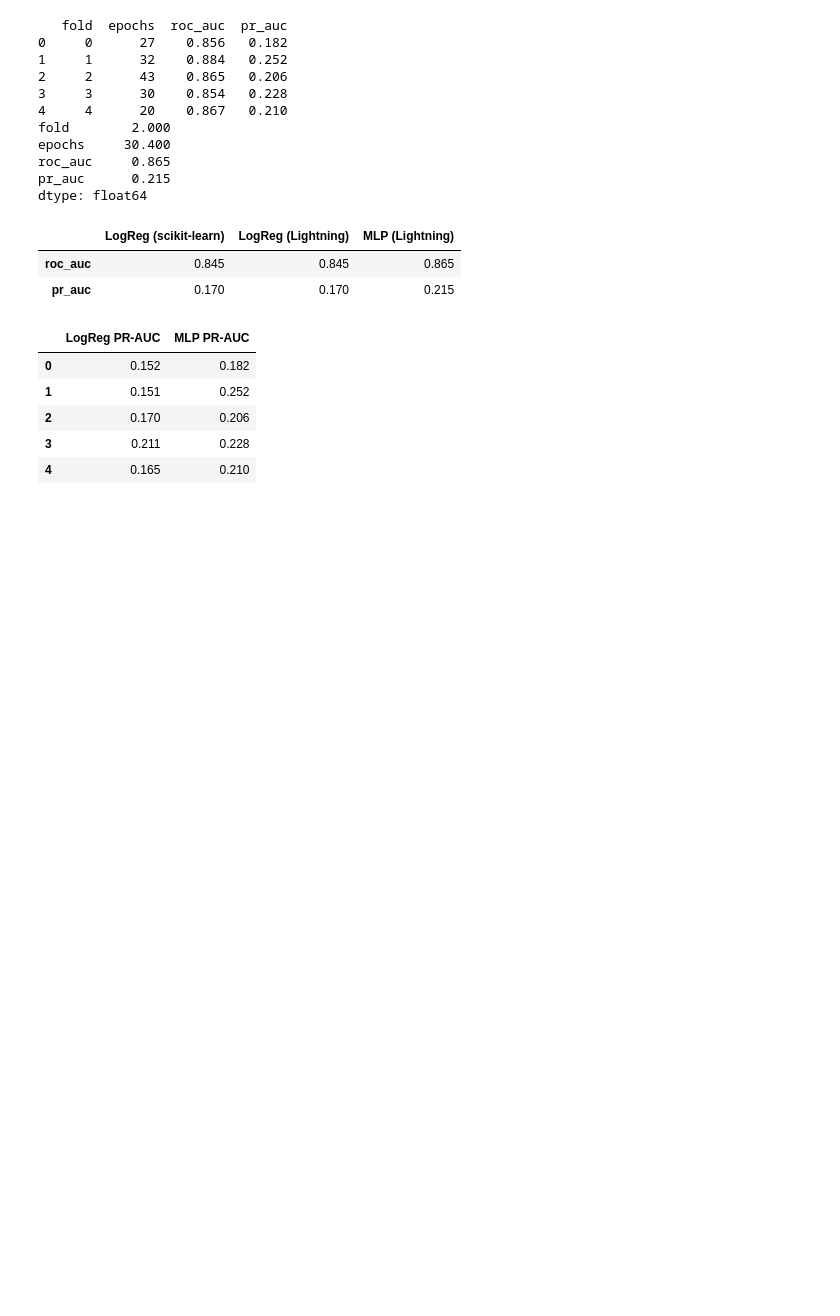
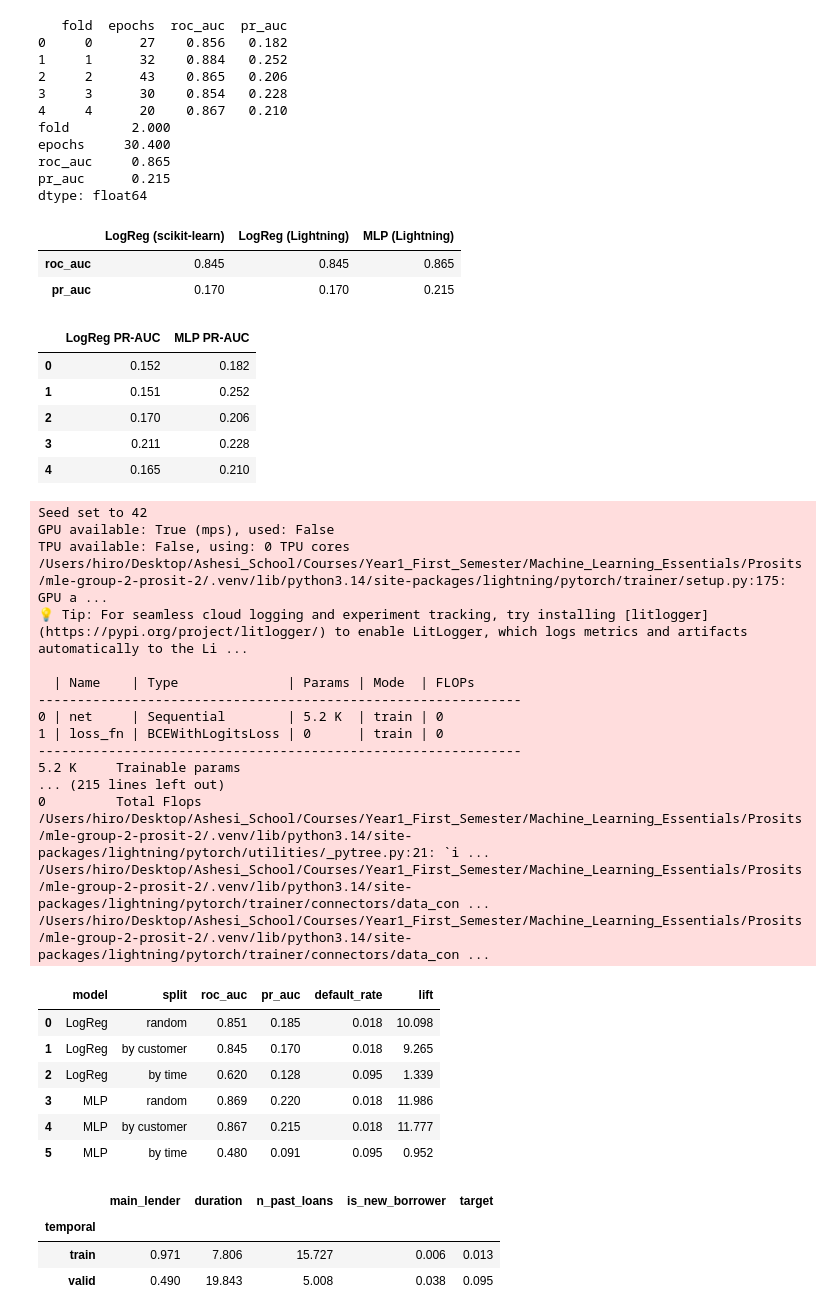
Before and after one commit to ASU-MICS-2028/mle-group-2-prosit-2, a Jupyter notebook: notebooks/02_classification.ipynb, the cells around one changed output. Drawn from its saved outputs; the diff is of its cells as text; code cells hidden in the pictures; blank space fills up the shorter version.

Commit message:
Add validation study (random vs by customer vs by time) and P2 learning report

```diff
--- a/notebooks/02_classification.ipynb
+++ b/notebooks/02_classification.ipynb
@@ -299,0 +395,56 @@ pd.DataFrame({"LogReg PR-AUC": results_lit.pr_auc,
+# %%
+def score(y, p):
+    return {"roc_auc": roc_auc_score(y, p),
+            "pr_auc": average_precision_score(y, p),
+            "default_rate": y.mean(),
+            "lift": average_precision_score(y, p) / y.mean()}
+
+rows = []
+for name, predict in [("LogReg", predict_logreg), ("MLP", predict_mlp)]:
+    for scheme, label in [("fold_strat", "random"), ("fold_group", "by customer")]:
+        folds = []
+        for k in range(5):
+            tr = (df2[scheme] != k).values
+            va = (df2[scheme] == k).values
+            folds.append(score(y2[va], predict(tr, va)))
+        rows.append({"model": name, "split": label, **pd.DataFrame(folds).mean()})
+    tr = (df2.temporal == "train").values      # before 2023
+    va = (df2.temporal == "valid").values      # 2023 onwards
+    rows.append({"model": name, "split": "by time", **score(y2[va], predict(tr, va))})
+
+study = pd.DataFrame(rows)
+study.round(3)
+# %% [output]
+Seed set to 42
+GPU available: True (mps), used: False
+TPU available: False, using: 0 TPU cores
+/Users/hiro/Desktop/Ashesi_School/Courses/Year1_First_Semester/Machine_Learning_Essentials/Prosits/mle-group-2-prosit-2/.venv/lib/python3.14/site-packages/lightning/pytorch/trainer/setup.py:175: GPU a ...
+💡 Tip: For seamless cloud logging and experiment tracking, try installing [litlogger](https://pypi.org/project/litlogger/) to enable LitLogger, which logs metrics and artifacts automatically to the Li ...
+
+  | Name    | Type              | Params | Mode  | FLOPs
+--------------------------------------------------------------
+0 | net     | Sequential        | 5.2 K  | train | 0
+1 | loss_fn | BCEWithLogitsLoss | 0      | train | 0
+--------------------------------------------------------------
+5.2 K     Trainable params
+... (215 lines left out)
+0         Total Flops
+/Users/hiro/Desktop/Ashesi_School/Courses/Year1_First_Semester/Machine_Learning_Essentials/Prosits/mle-group-2-prosit-2/.venv/lib/python3.14/site-packages/lightning/pytorch/utilities/_pytree.py:21: `i ...
+/Users/hiro/Desktop/Ashesi_School/Courses/Year1_First_Semester/Machine_Learning_Essentials/Prosits/mle-group-2-prosit-2/.venv/lib/python3.14/site-packages/lightning/pytorch/trainer/connectors/data_con ...
+/Users/hiro/Desktop/Ashesi_School/Courses/Year1_First_Semester/Machine_Learning_Essentials/Prosits/mle-group-2-prosit-2/.venv/lib/python3.14/site-packages/lightning/pytorch/trainer/connectors/data_con ...
+|  | model | split | roc_auc | pr_auc | default_rate | lift |
+| 0 | LogReg | random | 0.851 | 0.185 | 0.018 | 10.098 |
+| 1 | LogReg | by customer | 0.845 | 0.170 | 0.018 | 9.265 |
+| 2 | LogReg | by time | 0.620 | 0.128 | 0.095 | 1.339 |
+| 3 | MLP | random | 0.869 | 0.220 | 0.018 | 11.986 |
+| 4 | MLP | by customer | 0.867 | 0.215 | 0.018 | 11.777 |
+| 5 | MLP | by time | 0.480 | 0.091 | 0.095 | 0.952 |
+# %%
+check = df2.assign(main_lender=(df2.lender_id == "267278"))
+check.groupby("temporal")[["main_lender", "duration", "n_past_loans",
+                           "is_new_borrower", "target"]].mean().round(3)
+# %% [output]
+|  | main_lender | duration | n_past_loans | is_new_borrower | target |
+| temporal |  |  |  |  |  |
+| train | 0.971 | 7.806 | 15.727 | 0.006 | 0.013 |
+| valid | 0.490 | 19.843 | 5.008 | 0.038 | 0.095 |
```
Also changed, not shown: parts of 8 cells of this notebook, 2 other files.
